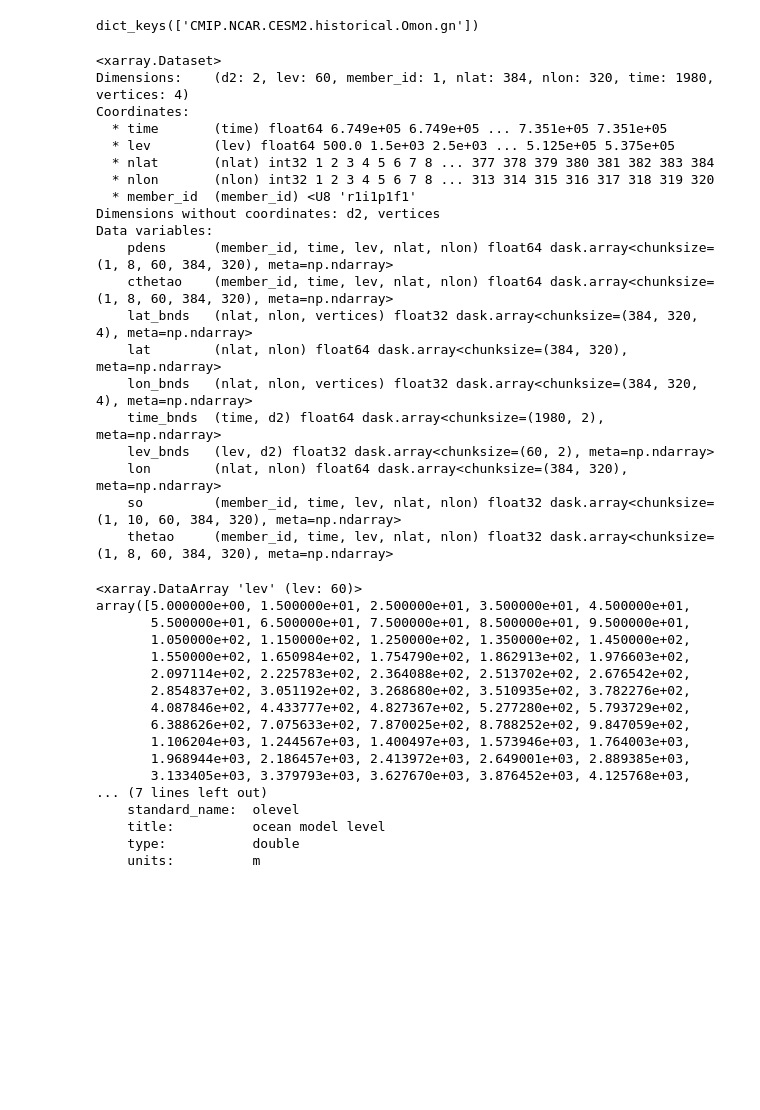
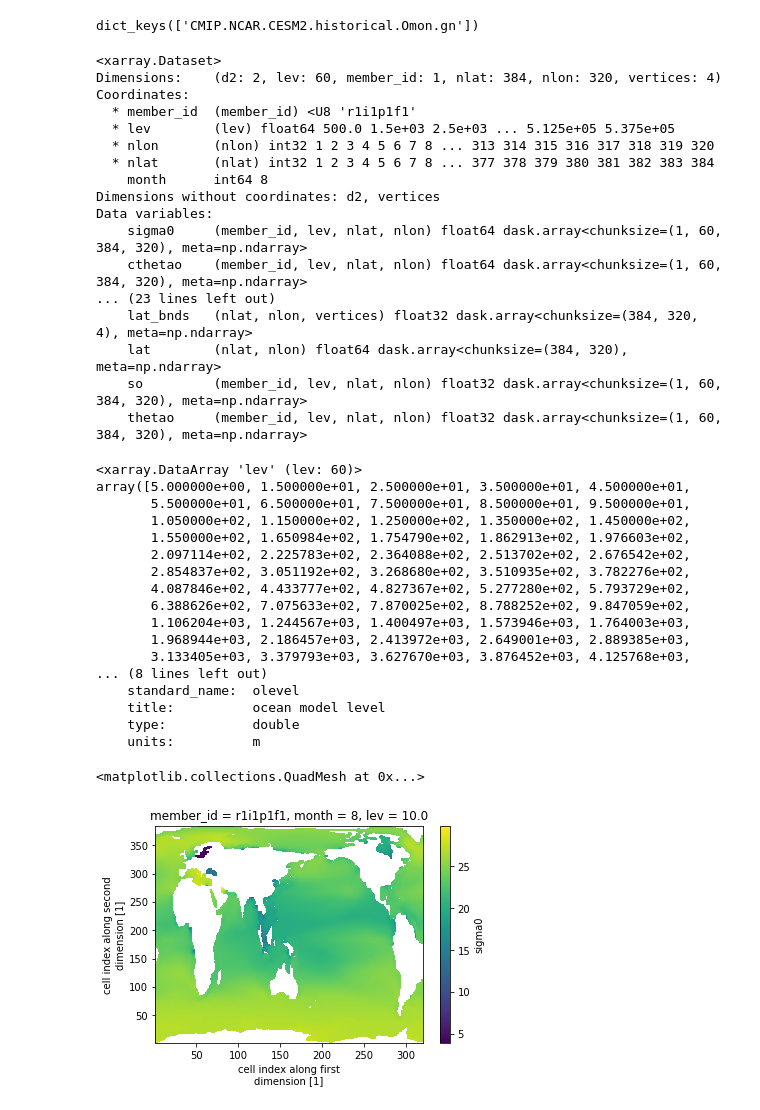
Before and after one commit to s-ragen/cmip6hack-so-project, a Jupyter notebook: notebooks/mld.ipynb, the cells around one changed output. Cells and saved outputs as stored; diff of their text form; code cells hidden in the pictures; blank space fills up the shorter version.

```diff
--- a/notebooks/mld.ipynb
+++ b/notebooks/mld.ipynb
@@ -51,6 +51,6 @@ cat.df
 # %%
-dset_dict = cat.to_dataset_dict(zarr_kwargs={'consolidated': True, 'decode_times': False},
-                                cdf_kwargs={'chunks': {}, 'decode_times': False})
+dset_dict = cat.to_dataset_dict(zarr_kwargs={'consolidated': True, 'decode_times': True},
+                                cdf_kwargs={'chunks': {}, 'decode_times': True})
 dset_dict.keys()
 # %% [output]
 --> The keys in the returned dictionary of datasets are constructed as follows:
@@ -59,71 +59,79 @@ dset_dict.keys()
 --> There will be 1 group(s)
 dict_keys(['CMIP.NCAR.CESM2.historical.Omon.gn'])
 # %%
+for i in dset_dict:
+    dset_dict[i] = dset_dict[i].sel(time=slice('1986', '2005')).groupby('time.month').mean().sel(month=8)
+
 for i in dset_dict:
     cthetao = xr.apply_ufunc(gsw.CT_from_pt, dset_dict[i].so, dset_dict[i].thetao, dask='parallelized',
                                              output_dtypes=[float,]).rename('cthetao').to_dataset()
     dset_dict[i] = xr.merge([cthetao, dset_dict[i]])
 
 for i in dset_dict:
-    pdens=xr.apply_ufunc(gsw.density.sigma0,dset_dict[i].so, dset_dict[i].cthetao, dask='parallelized',
-                        output_dtypes=[float, ]).rename('pdens').to_dataset()
-    dset_dict[i] = xr.merge([pdens, dset_dict[i]])
+    sigma0=xr.apply_ufunc(gsw.density.sigma0,dset_dict[i].so, dset_dict[i].cthetao, dask='parallelized',
+                        output_dtypes=[float, ]).rename('sigma0').to_dataset()
+    dset_dict[i] = xr.merge([sigma0, dset_dict[i]])
     print(dset_dict[i])
+
+for i in dset_dict:
+    sigma2=xr.apply_ufunc(gsw.density.sigma2,dset_dict[i].so, dset_dict[i].cthetao, dask='parallelized',
+                        output_dtypes=[float, ]).rename('sigma2').to_dataset()
+    dset_dict[i] = xr.merge([sigma2, dset_dict[i]])
+    print(dset_dict[i])
 # %% [output]
 <xarray.Dataset>
-Dimensions:    (d2: 2, lev: 60, member_id: 1, nlat: 384, nlon: 320, time: 1980, vertices: 4)
+Dimensions:    (d2: 2, lev: 60, member_id: 1, nlat: 384, nlon: 320, vertices: 4)
 Coordinates:
-  * time       (time) float64 6.749e+05 6.749e+05 ... 7.351e+05 7.351e+05
+  * member_id  (member_id) <U8 'r1i1p1f1'
   * lev        (lev) float64 500.0 1.5e+03 2.5e+03 ... 5.125e+05 5.375e+05
+  * nlon       (nlon) int32 1 2 3 4 5 6 7 8 ... 313 314 315 316 317 318 319 320
   * nlat       (nlat) int32 1 2 3 4 5 6 7 8 ... 377 378 379 380 381 382 383 384
-  * nlon       (nlon) int32 1 2 3 4 5 6 7 8 ... 313 314 315 316 317 318 319 320
-  * member_id  (member_id) <U8 'r1i1p1f1'
+    month      int64 8
 Dimensions without coordinates: d2, vertices
 Data variables:
-    pdens      (member_id, time, lev, nlat, nlon) float64 dask.array<chunksize=(1, 8, 60, 384, 320), meta=np.ndarray>
-    cthetao    (member_id, time, lev, nlat, nlon) float64 dask.array<chunksize=(1, 8, 60, 384, 320), meta=np.ndarray>
+    sigma0     (member_id, lev, nlat, nlon) float64 dask.array<chunksize=(1, 60, 384, 320), meta=np.ndarray>
+    cthetao    (member_id, lev, nlat, nlon) float64 dask.array<chunksize=(1, 60, 384, 320), meta=np.ndarray>
+... (23 lines left out)
     lat_bnds   (nlat, nlon, vertices) float32 dask.array<chunksize=(384, 320, 4), meta=np.ndarray>
     lat        (nlat, nlon) float64 dask.array<chunksize=(384, 320), meta=np.ndarray>
-    lon_bnds   (nlat, nlon, vertices) float32 dask.array<chunksize=(384, 320, 4), meta=np.ndarray>
-    time_bnds  (time, d2) float64 dask.array<chunksize=(1980, 2), meta=np.ndarray>
-    lev_bnds   (lev, d2) float32 dask.array<chunksize=(60, 2), meta=np.ndarray>
-    lon        (nlat, nlon) float64 dask.array<chunksize=(384, 320), meta=np.ndarray>
-    so         (member_id, time, lev, nlat, nlon) float32 dask.array<chunksize=(1, 10, 60, 384, 320), meta=np.ndarray>
-    thetao     (member_id, time, lev, nlat, nlon) float32 dask.array<chunksize=(1, 8, 60, 384, 320), meta=np.ndarray>
+    so         (member_id, lev, nlat, nlon) float32 dask.array<chunksize=(1, 60, 384, 320), meta=np.ndarray>
+    thetao     (member_id, lev, nlat, nlon) float32 dask.array<chunksize=(1, 60, 384, 320), meta=np.ndarray>
 # %%
 # need to find index of depth or lev that is closest to 10m. If units are in centimeters, convert to meters
 
 if 'depth' in dset_dict[i]:
     dset_dict[i].depth = xr.Dataset.rename({'depth':'lev'})
     print(dset_dict[i])
 if dset_dict[i].lev.units == 'centimeters':
     dset_dict[i].lev.values = dset_dict[i].lev.values/100
     dset_dict[i].lev.attrs['units'] = 'm'
     print(dset_dict[i].lev)
 
 # interpolate density data
 for i in dset_dict:
-    dsi = dset_dict[i].pdens.interp(lev=np.linspace(0,20,21))
+    dsi = dset_dict[i].sigma0.interp(lev=np.linspace(0,20,21))
     surf_dens = dsi.sel(lev = 10)
 #     print(surf_dens)
-#     surf_dens.isel(time=0).plot();
+surf_dens.plot()
 # %% [output]
 <xarray.DataArray 'lev' (lev: 60)>
 array([5.000000e+00, 1.500000e+01, 2.500000e+01, 3.500000e+01, 4.500000e+01,
        5.500000e+01, 6.500000e+01, 7.500000e+01, 8.500000e+01, 9.500000e+01,
        1.050000e+02, 1.150000e+02, 1.250000e+02, 1.350000e+02, 1.450000e+02,
        1.550000e+02, 1.650984e+02, 1.754790e+02, 1.862913e+02, 1.976603e+02,
        2.097114e+02, 2.225783e+02, 2.364088e+02, 2.513702e+02, 2.676542e+02,
        2.854837e+02, 3.051192e+02, 3.268680e+02, 3.510935e+02, 3.782276e+02,
        4.087846e+02, 4.433777e+02, 4.827367e+02, 5.277280e+02, 5.793729e+02,
        6.388626e+02, 7.075633e+02, 7.870025e+02, 8.788252e+02, 9.847059e+02,
        1.106204e+03, 1.244567e+03, 1.400497e+03, 1.573946e+03, 1.764003e+03,
        1.968944e+03, 2.186457e+03, 2.413972e+03, 2.649001e+03, 2.889385e+03,
        3.133405e+03, 3.379793e+03, 3.627670e+03, 3.876452e+03, 4.125768e+03,
-... (7 lines left out)
+... (8 lines left out)
     standard_name:  olevel
     title:          ocean model level
     type:           double
     units:          m
+<matplotlib.collections.QuadMesh at 0x...>
+[figure, added]
 # %%
 for i in dset_dict:
```
Also changed, not shown: parts of 17 cells of this notebook, 2 other files.
